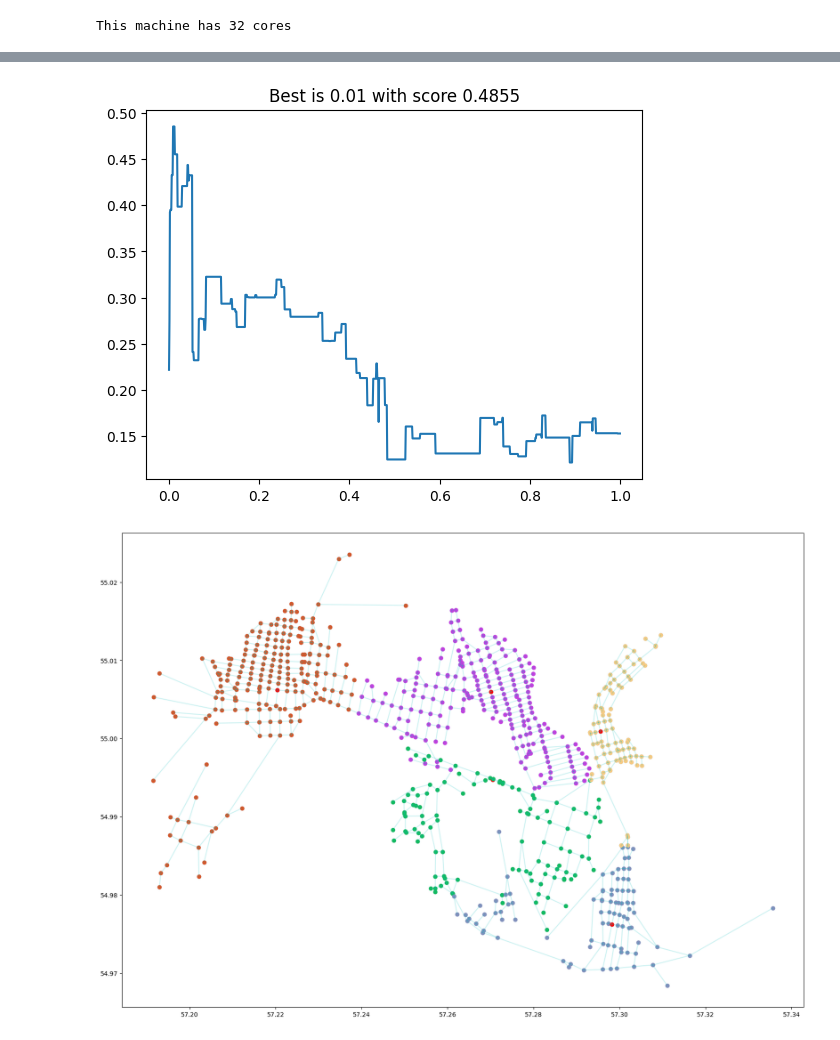
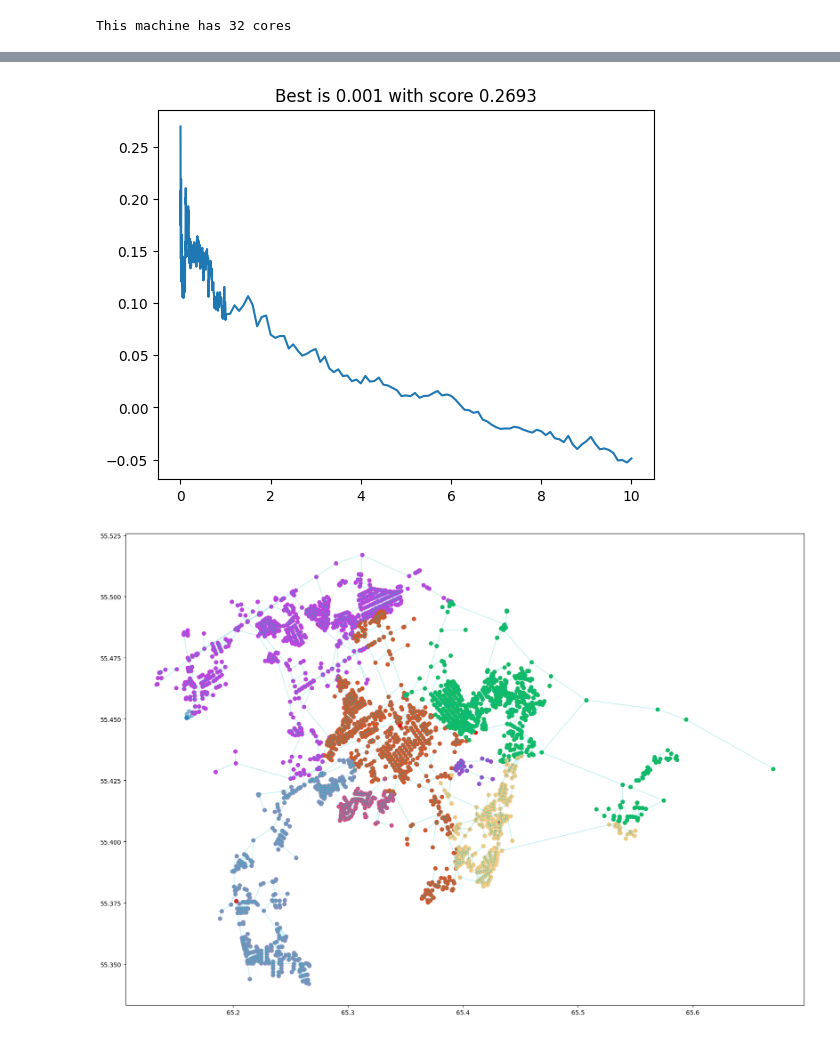
Before and after one commit to MarioAuditore/graph_clustering, a Jupyter notebook: cvrp_leiden.ipynb, the cells around one changed output, grey strips where cells are left out. Saved outputs shown, nothing was run; the diff lists cells and outputs as text; code cells hidden in the pictures.

```diff
--- a/cvrp_leiden.ipynb
+++ b/cvrp_leiden.ipynb
@@ -25,9 +33,9 @@ This machine has 32 cores
 # %%
 np.random.seed(0)
-seed(0)
+random.seed(0)
 
 
-CITY = 'ASHA'
+CITY = 'KRG'
 GRAPH_ID = graph_osm_loader.cities[CITY] # KRG
 
 # примеры id есть в graph_osm_loader.py
@@ -54,16 +62,10 @@ Text(0.5, 1.0, '723 nodes')
 # %%
 from sklearn.metrics import silhouette_score
-from networkx.classes.function import path_weight
 
 
-d_dict = dict(nx.all_pairs_dijkstra_path_length(G, weight='length'))
-d_matrix = np.zeros((len(G.nodes), len(G.nodes)))
+g = ig.Graph.from_networkx(G)
+d_matrix = np.array(g.distances(weights='length'))
 id_to_order = {id : order for order, id in enumerate(G.nodes)}
-
-for row in d_dict:
-    for v in d_dict[row]:
-        d_matrix[id_to_order[row]][id_to_order[v]] = d_dict[row][v]
-
 
 def silhouette(d_matrix, clusters):
     labels = np.zeros(len(id_to_order), dtype=int)
@@ -74,7 +76,7 @@ def silhouette(d_matrix, clusters):
 
     return silhouette_score(d_matrix, labels, metric='precomputed')
 # %%
-from random import sample
+from random import randint
 import leidenalg as la
 
 # communities = clustering.leiden(G, partition_type=la.CPMVertexPartition, resolution_parameter = 0.05, weights='length', seed=0)
@@ -82,41 +84,42 @@ import leidenalg as la
 seed = 0
 communities_sets = []
 leiden_scores = []
-resolutions = [0.001 * i for i in range(1, 1000)]
+resolutions = [0.001 * i for i in range(1, 1001)] + [0.1 * i for i in range(11, 101)]
+
 for i in tqdm(resolutions):
     communities = clustering.leiden(G, partition_type=la.CPMVertexPartition, resolution_parameter = i, seed=seed, weights='length')
     communities_sets.append(communities)
     leiden_scores.append(silhouette(d_matrix, communities))
 id = np.argmax(leiden_scores)
 
 plt.plot(resolutions, leiden_scores)
 plt.title(f'Best is {resolutions[id]} with score {leiden_scores[id]:.4f}')
 plt.show()
 
 communities = communities_sets[id]
 communities = [c for c in communities if len(c) >= 10]
 
 # Set the hubs
 hubs = []
 
 for cluster in communities:
     G_cluster = G.subgraph(cluster)
     hubs.append(nx.barycenter(G_cluster, weight='length')[0])
 
 plt.figure(figsize=(20, 14))
 
 plot_simplex(pos, K, alpha=0.5)
-for j, cluster in tqdm(enumerate(communities)):
+for j, cluster in enumerate(tqdm(communities)):
     color = '#%06X' % randint(0, 0xFFFFFF)
     for v in cluster:
         point = pos[v]
         if v in hubs:
             plt.scatter(point[0], point[1], c='red')
         else:
             plt.scatter(point[0], point[1], c=color)
 # %% [output]
-[figure, old version]
+[figure, new version]
-[figure, old version]
+[figure, new version]
 # %%
 # Max number of delivery points
 sample_size = 10
```
Also changed, not shown: parts of 14 cells of this notebook, 7 other files.
